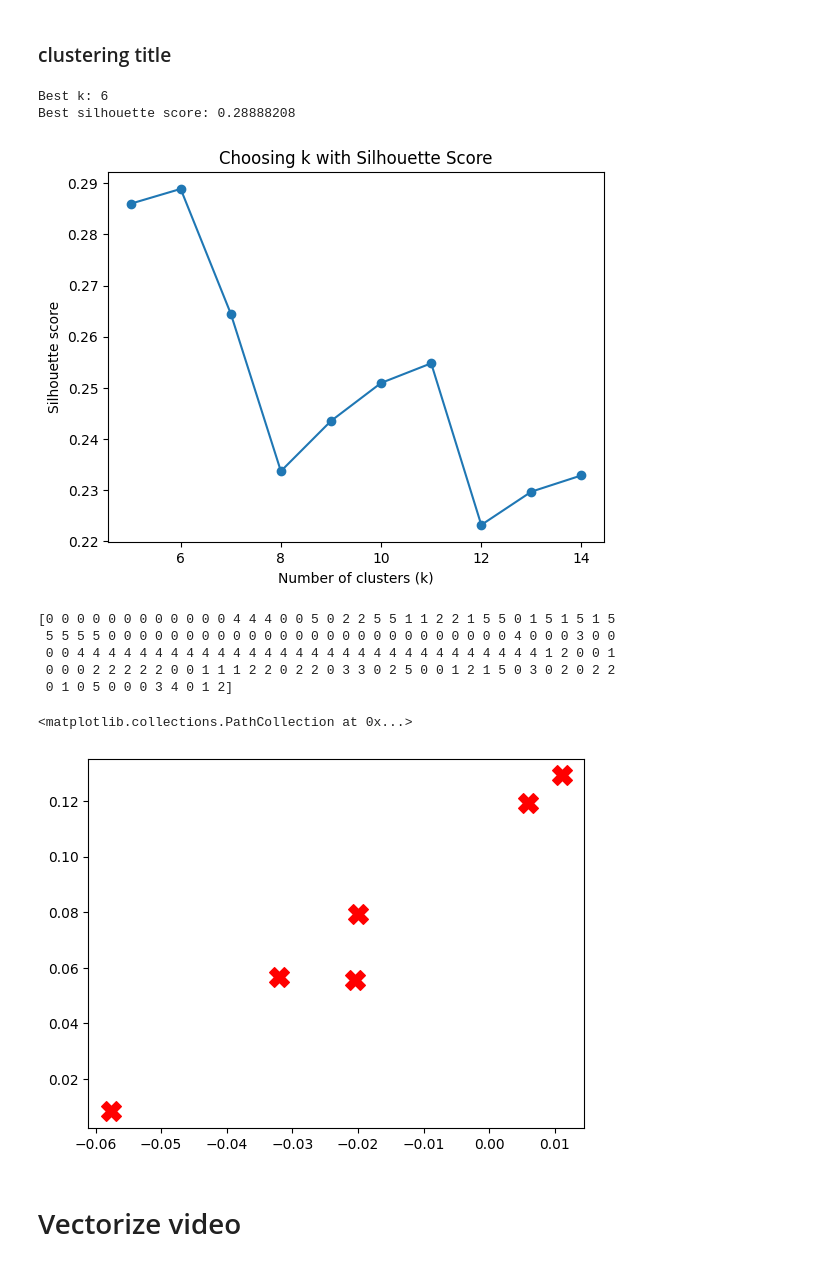
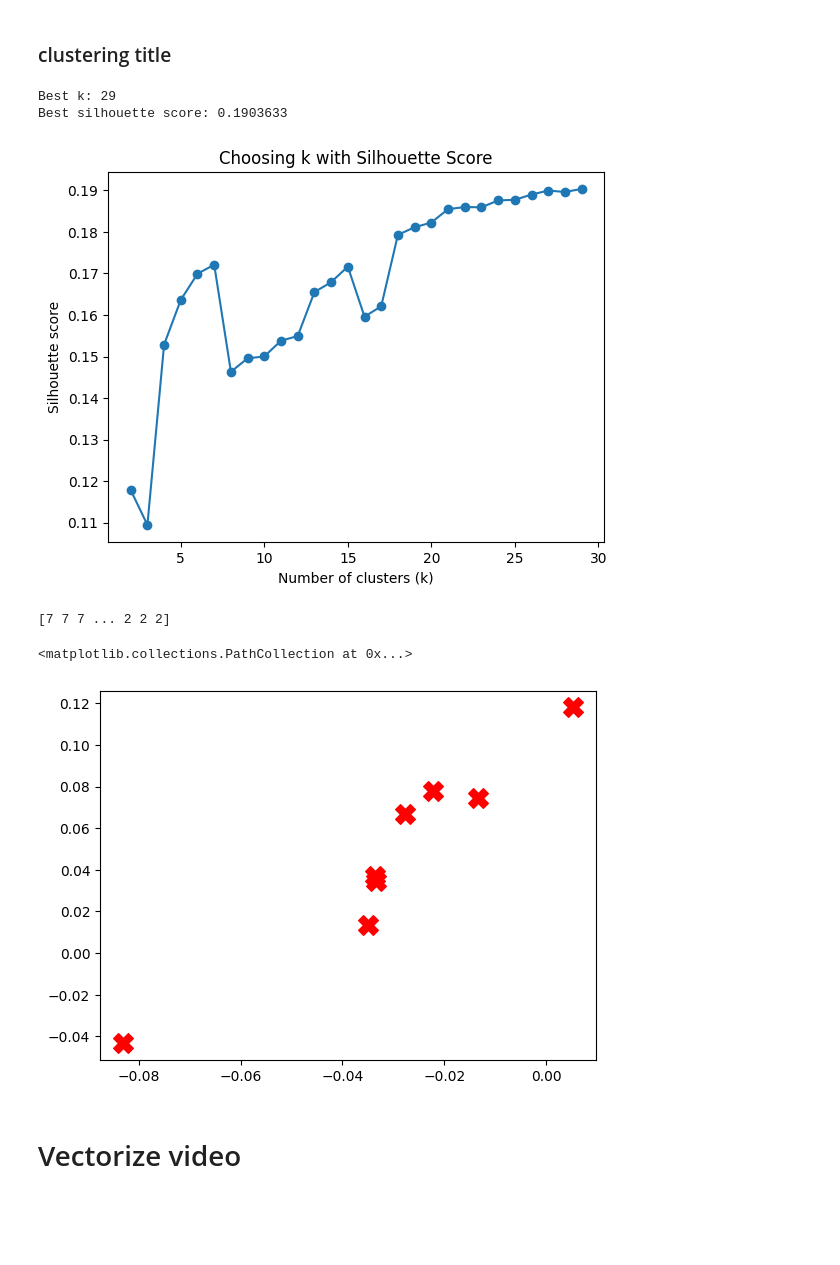
Before and after one commit to Boorrito15/social-media-optimizer, a Jupyter notebook: notebooks/rob.ipynb, the cells around one changed output. Cells and saved outputs as stored; diff of their text form; code cells hidden in the pictures; blank space fills up the shorter version.

```diff
--- a/notebooks/rob.ipynb
+++ b/notebooks/rob.ipynb
@@ -183,5 +148,7 @@ Good matches: 160, unmatched bucket keys: 0
 # %%
 df = df[df['description'].notna()]
+df = df.dropna(subset=["views", "engagement"], how="any")
+df = df[df['engagement'] >= 0]
 len(df)
 df.head()
 # %% [output]
@@ -252,7 +217,7 @@ X_normalized = normalize(X)
 
 clusterer = KMeans(
     # n_clusters=best_k,
-    n_clusters=6,
+    n_clusters=3,
     random_state=42,
     n_init="auto"
 )
@@ -285,7 +246,7 @@ embedder = SentenceTransformer("all-MiniLM-L6-v2")
 X = embedder.encode(texts, show_progress_bar=True)
 # %%
 
-k_range = range(5, 15)
+k_range = range(2, 30)
 
 silhouette_scores = []
 
@@ -314,33 +275,29 @@ plt.ylabel("Silhouette score")
 plt.title("Choosing k with Silhouette Score")
 plt.show()
 # %% [output]
-Best k: 6
-Best silhouette score: 0.28888208
+Best k: 29
+Best silhouette score: 0.1903633
-[figure, old version]
+[figure, new version]
 # %%
 X_normalized = normalize(X)
 
 clusterer = KMeans(
     # n_clusters=best_k,
-    n_clusters=6,
+    n_clusters=8,
     random_state=42,
     n_init="auto"
 )
 
 clusters = clusterer.fit_predict(X_normalized)
 print(clusters)
 df['title_cluster'] = clusters
 
 centroids = clusterer.cluster_centers_
 plt.scatter(centroids[:, 0], centroids[:, 1], c='red', s=200, marker='X', label='Centroids')
 # %% [output]
-[0 0 0 0 0 0 0 0 0 0 0 0 4 4 4 0 0 5 0 2 2 5 5 1 1 2 2 1 5 5 0 1 5 1 5 1 5
- 5 5 5 5 0 0 0 0 0 0 0 0 0 0 0 0 0 0 0 0 0 0 0 0 0 0 0 0 0 0 4 0 0 0 3 0 0
- 0 0 4 4 4 4 4 4 4 4 4 4 4 4 4 4 4 4 4 4 4 4 4 4 4 4 4 4 4 4 4 4 1 2 0 0 1
- 0 0 0 2 2 2 2 2 0 0 1 1 1 2 2 0 2 2 0 3 3 0 2 5 0 0 1 2 1 5 0 3 0 2 0 2 2
- 0 1 0 5 0 0 0 3 4 0 1 2]
+[7 7 7 ... 2 2 2]
 <matplotlib.collections.PathCollection at 0x...>
-[figure, old version]
+[figure, new version]
 # %% [markdown]
 # Vectorize video
 # %%
```
Also changed, not shown: parts of 24 cells of this notebook, 2 other files.
